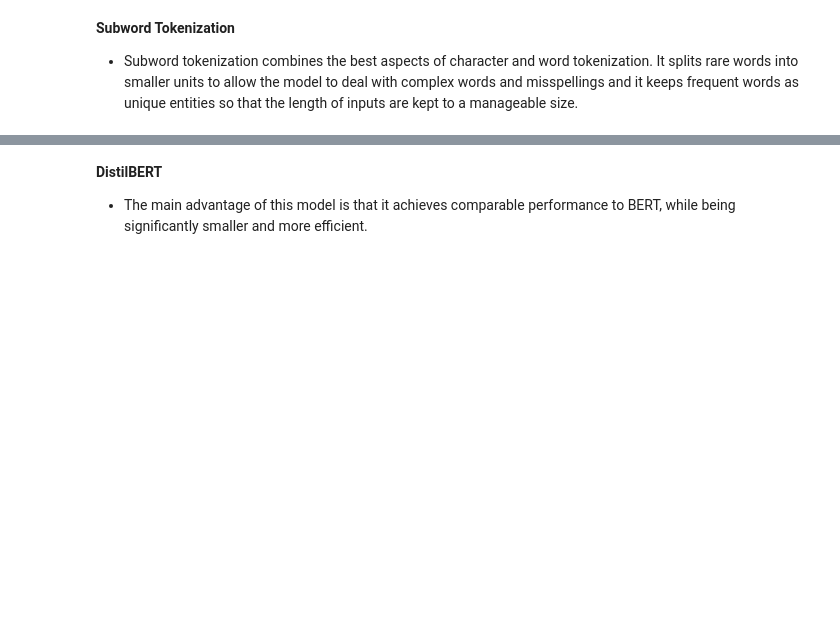
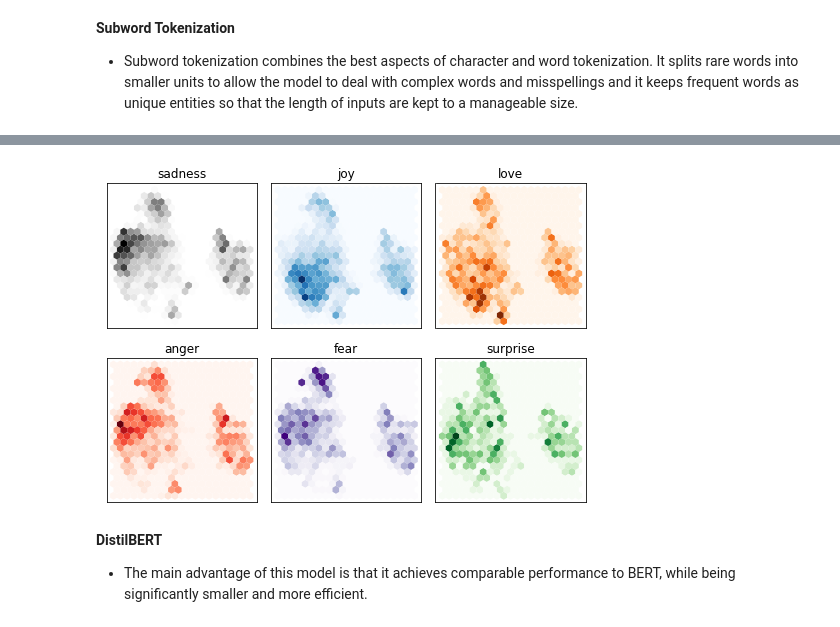
Before and after one commit to ThinamXx/Transformers_NLP, a Jupyter notebook: 02. NLP with Transformers/02. Text Classification/Text Classification.ipynb, the cells around one changed output, grey strips where cells are left out. Drawn from its saved outputs; the diff is of its cells as text; code cells hidden in the pictures; blank space fills up the shorter version.

```diff
--- a/02. NLP with Transformers/02. Text Classification/Text Classification.ipynb
+++ b/02. NLP with Transformers/02. Text Classification/Text Classification.ipynb
@@ -206,0 +290,13 @@ distilbert_tokenizer = DistilBertTokenizer.from_pretrained(model_ckpt)      # In
+# %%
+#@ EXTRACTING HIDDEN STATES FOR WHOLE DATASET:
+def extract_hidden_states(batch):                                   # Defining function.
+    inputs = {k:v.to(device) for k,v in batch.items()
+              if k in tokenizer.model_input_names}                  # Placing into gpu.
+    with torch.no_grad():
+        last_hidden_state = model(**inputs).last_hidden_state       # Getting last hidden states.
+    return {"hidden_state": last_hidden_state[:, 0].cpu().numpy()}  # Return vector for [CLS] token.
+# %%
+#@ EXTRACTING HIDDEN STATES FOR WHOLE DATASET:
+emotions_encoded.set_format("torch", columns=["input_ids", "attention_mask", "label"])  # Initializing tensors format.
+emotions_hidden = emotions_encoded.map(extract_hidden_states, batched=True)             # Extracting hidden states.
+emotions_hidden["train"].column_names                                                   # Inspection.
@@ -206,0 +308,7 @@ distilbert_tokenizer = DistilBertTokenizer.from_pretrained(model_ckpt)      # In
+# %%
+#@ CREATING FEATURE MATRIX:
+X_train = np.array(emotions_hidden["train"]["hidden_state"])            # Initializing training arrays.
+X_valid = np.array(emotions_hidden["validation"]["hidden_state"])       # Initializing validation arrays.
+y_train = np.array(emotions_hidden["train"]["label"])                   # Initializing training arrays.
+y_valid = np.array(emotions_hidden["validation"]["label"])              # Initializing validation arrays.
+X_train.shape, X_valid.shape                                            # Inspecting shape.
@@ -206,0 +319,7 @@ distilbert_tokenizer = DistilBertTokenizer.from_pretrained(model_ckpt)      # In
+# %%
+#@ VISUALIZING TRAINING SET: PREPROCESSING:
+X_scaled = MinMaxScaler().fit_transform(X_train)                        # Scaling training arrays.
+mapper = UMAP(n_components=2, metric="cosine").fit(X_scaled)            # Fitting UMAP.
+df_emb = pd.DataFrame(mapper.embedding_, columns=["X", "Y"])            # Creating a dataframe.
+df_emb["label"] = y_train                                               # Initialization.
+df_emb.head()                                                           # Inspection.
@@ -207,3 +333,19 @@ distilbert_tokenizer = DistilBertTokenizer.from_pretrained(model_ckpt)      # In
+# %%
+#@ VISUALIZING TRAINING SET:
+fig, axes = plt.subplots(2, 3, figsize=(7, 5))
+axes = axes.flatten()
+cmaps = ["Greys", "Blues", "Oranges", "Reds", "Purples", "Greens"]
+labels = emotions["train"].features["label"].names
+for i, (label, cmap) in enumerate(zip(labels, cmaps)):
+    df_emb_sub = df_emb.query(f"label == {i}")
+    axes[i].hexbin(df_emb_sub["X"], df_emb_sub["Y"], cmap=cmap, gridsize=20, linewidths=(0,))
+    axes[i].set_title(label)
+    axes[i].set_xticks([])
+    axes[i].set_yticks([])
+plt.tight_layout()
+plt.show()
+# %% [output]
+[figure, added]
 # %% [markdown]
 **DistilBERT**
 - The main advantage of this model is that it achieves comparable performance to BERT, while being significantly smaller and more efficient.
```
Also changed, not shown: parts of 17 cells of this notebook.
